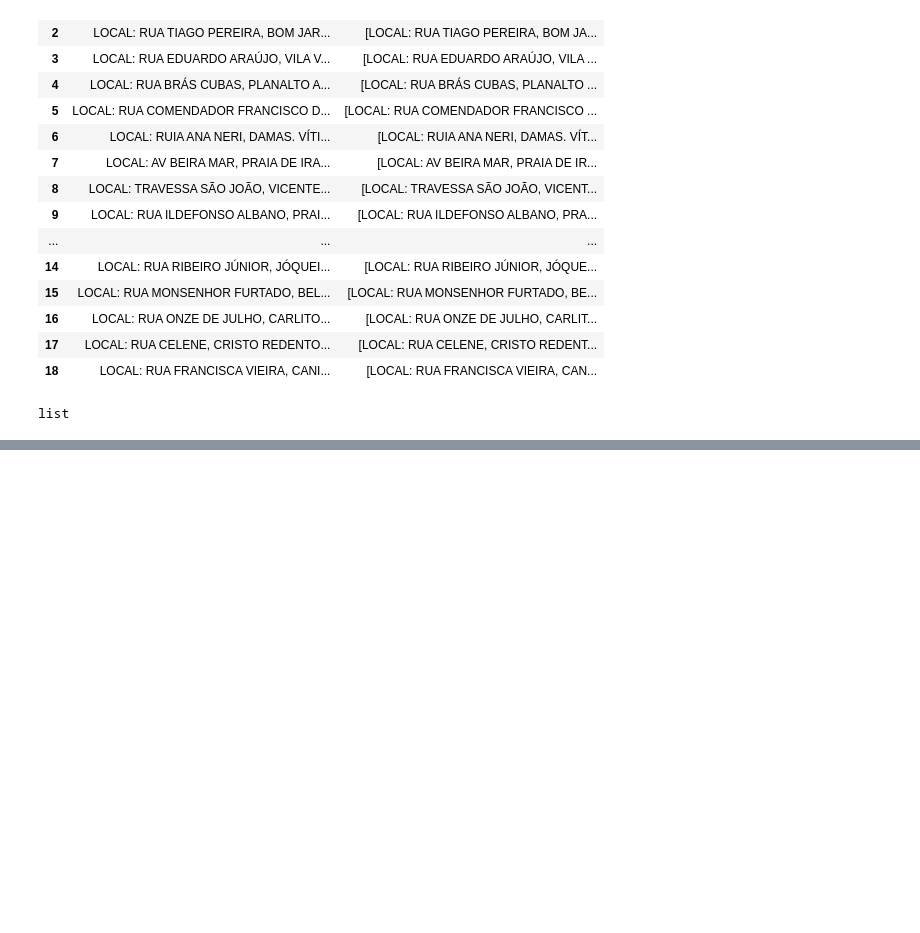
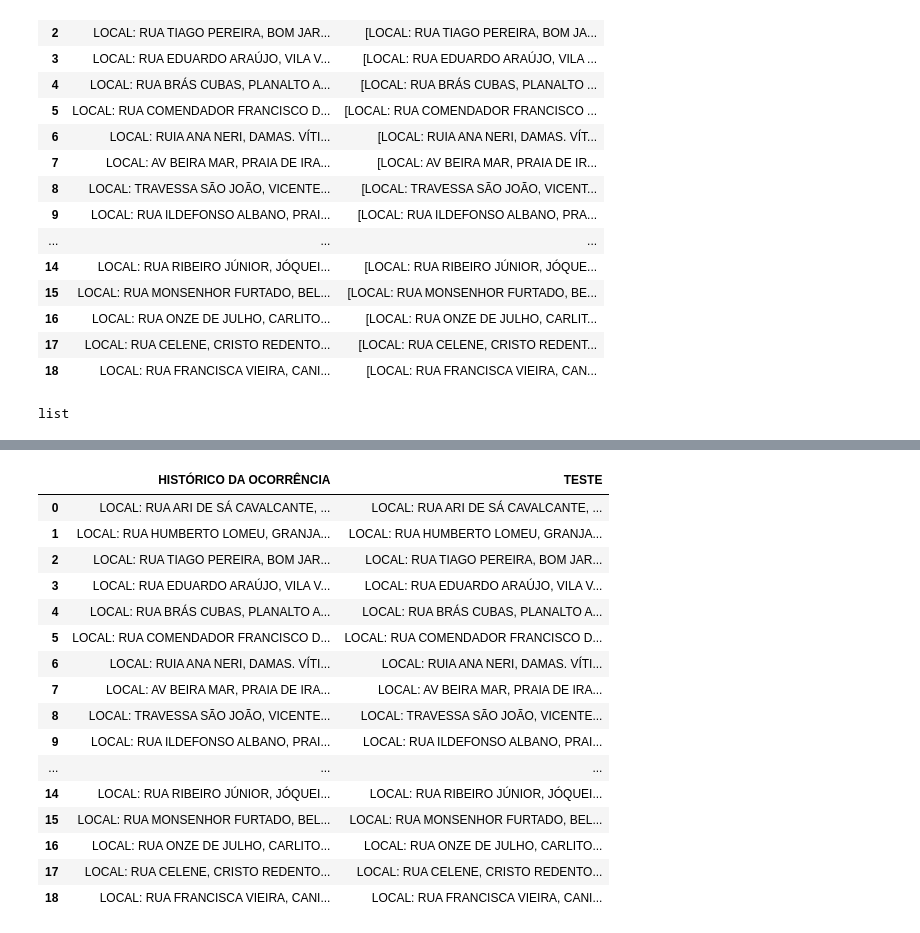
Before and after one commit to netodeolino/TCC, a Jupyter notebook: TCC 01/Extração/Extrator de Entidades.ipynb, the cells around one changed output, grey strips where cells are left out. Cells and saved outputs as stored; diff of their text form; code cells hidden in the pictures; blank space fills up the shorter version.

Commit message:
Copiando dados entre DataFrames

```diff
--- a/TCC 01/Extração/Extrator de Entidades.ipynb
+++ b/TCC 01/Extração/Extrator de Entidades.ipynb
@@ -265,3 +265,7 @@ tes.to_csv('./teste.csv')
 type(teste)
 # %% [output]
 list
+# %%
+tabelaCsv = pandas.DataFrame(teste, columns=['TESTE'])
+# %%
+tabelaCsv['HISTÓRICO DA OCORRÊNCIA'] = pandas.Series()
@@ -267,0 +314,22 @@ list
+# %%
+tes['TESTE'] = tabelaCsv['TESTE']
+# %%
+tes
+# %% [output]
+|  | HISTÓRICO DA OCORRÊNCIA | TESTE |
+| 0 | LOCAL: RUA ARI DE SÁ CAVALCANTE, ... | LOCAL: RUA ARI DE SÁ CAVALCANTE, ... |
+| 1 | LOCAL: RUA HUMBERTO LOMEU, GRANJA... | LOCAL: RUA HUMBERTO LOMEU, GRANJA... |
+| 2 | LOCAL: RUA TIAGO PEREIRA, BOM JAR... | LOCAL: RUA TIAGO PEREIRA, BOM JAR... |
+| 3 | LOCAL: RUA EDUARDO ARAÚJO, VILA V... | LOCAL: RUA EDUARDO ARAÚJO, VILA V... |
+| 4 | LOCAL: RUA BRÁS CUBAS, PLANALTO A... | LOCAL: RUA BRÁS CUBAS, PLANALTO A... |
+| 5 | LOCAL: RUA COMENDADOR FRANCISCO D... | LOCAL: RUA COMENDADOR FRANCISCO D... |
+| 6 | LOCAL: RUIA ANA NERI, DAMAS. VÍTI... | LOCAL: RUIA ANA NERI, DAMAS. VÍTI... |
+| 7 | LOCAL: AV BEIRA MAR, PRAIA DE IRA... | LOCAL: AV BEIRA MAR, PRAIA DE IRA... |
+| 8 | LOCAL: TRAVESSA SÃO JOÃO, VICENTE... | LOCAL: TRAVESSA SÃO JOÃO, VICENTE... |
+| 9 | LOCAL: RUA ILDEFONSO ALBANO, PRAI... | LOCAL: RUA ILDEFONSO ALBANO, PRAI... |
+| ... | ... | ... |
+| 14 | LOCAL: RUA RIBEIRO JÚNIOR, JÓQUEI... | LOCAL: RUA RIBEIRO JÚNIOR, JÓQUEI... |
+| 15 | LOCAL: RUA MONSENHOR FURTADO, BEL... | LOCAL: RUA MONSENHOR FURTADO, BEL... |
+| 16 | LOCAL: RUA ONZE DE JULHO, CARLITO... | LOCAL: RUA ONZE DE JULHO, CARLITO... |
+| 17 | LOCAL: RUA CELENE, CRISTO REDENTO... | LOCAL: RUA CELENE, CRISTO REDENTO... |
+| 18 | LOCAL: RUA FRANCISCA VIEIRA, CANI... | LOCAL: RUA FRANCISCA VIEIRA, CANI... |
```
Also changed, not shown: parts of 3 cells of this notebook, 1 other file.
